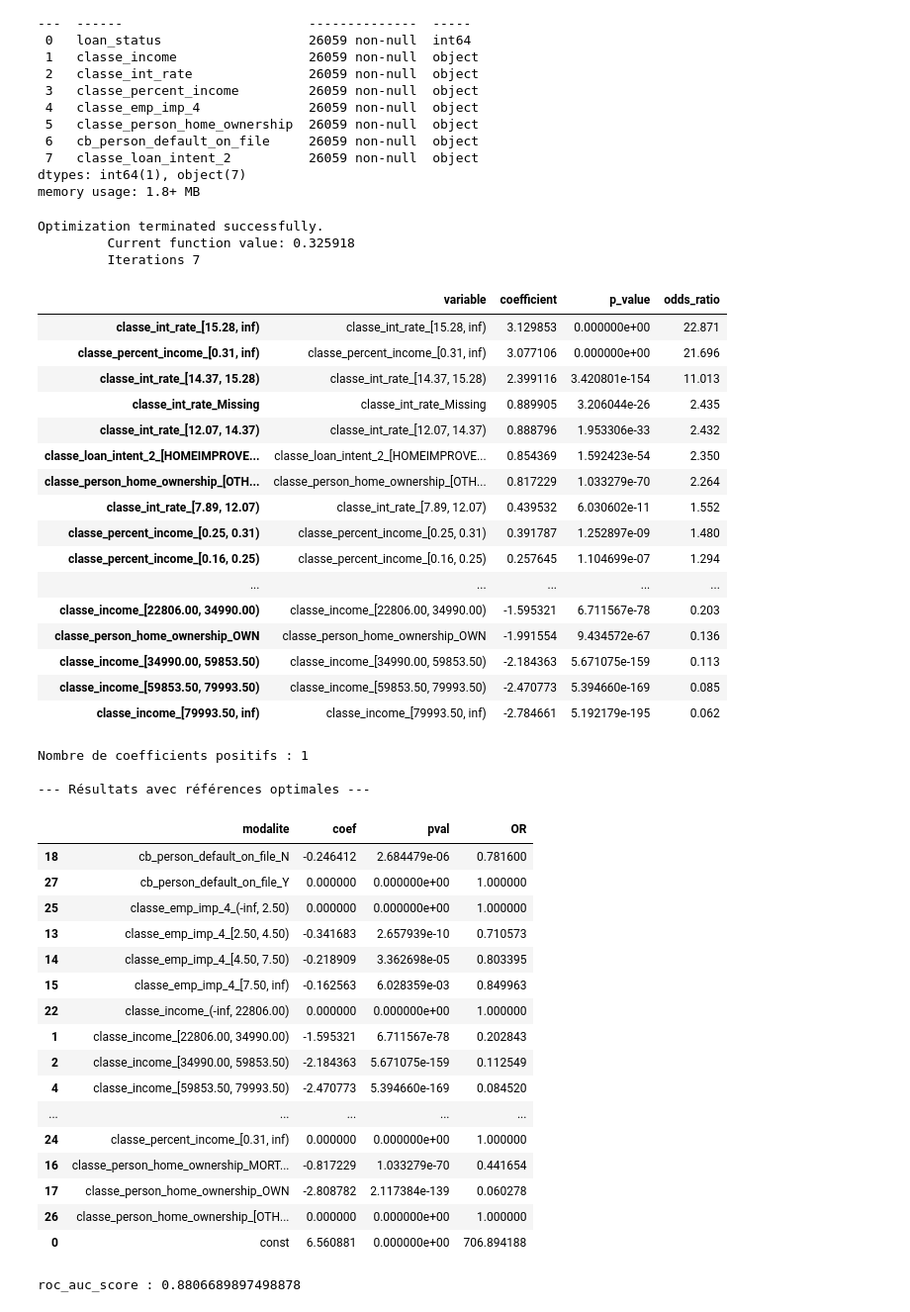
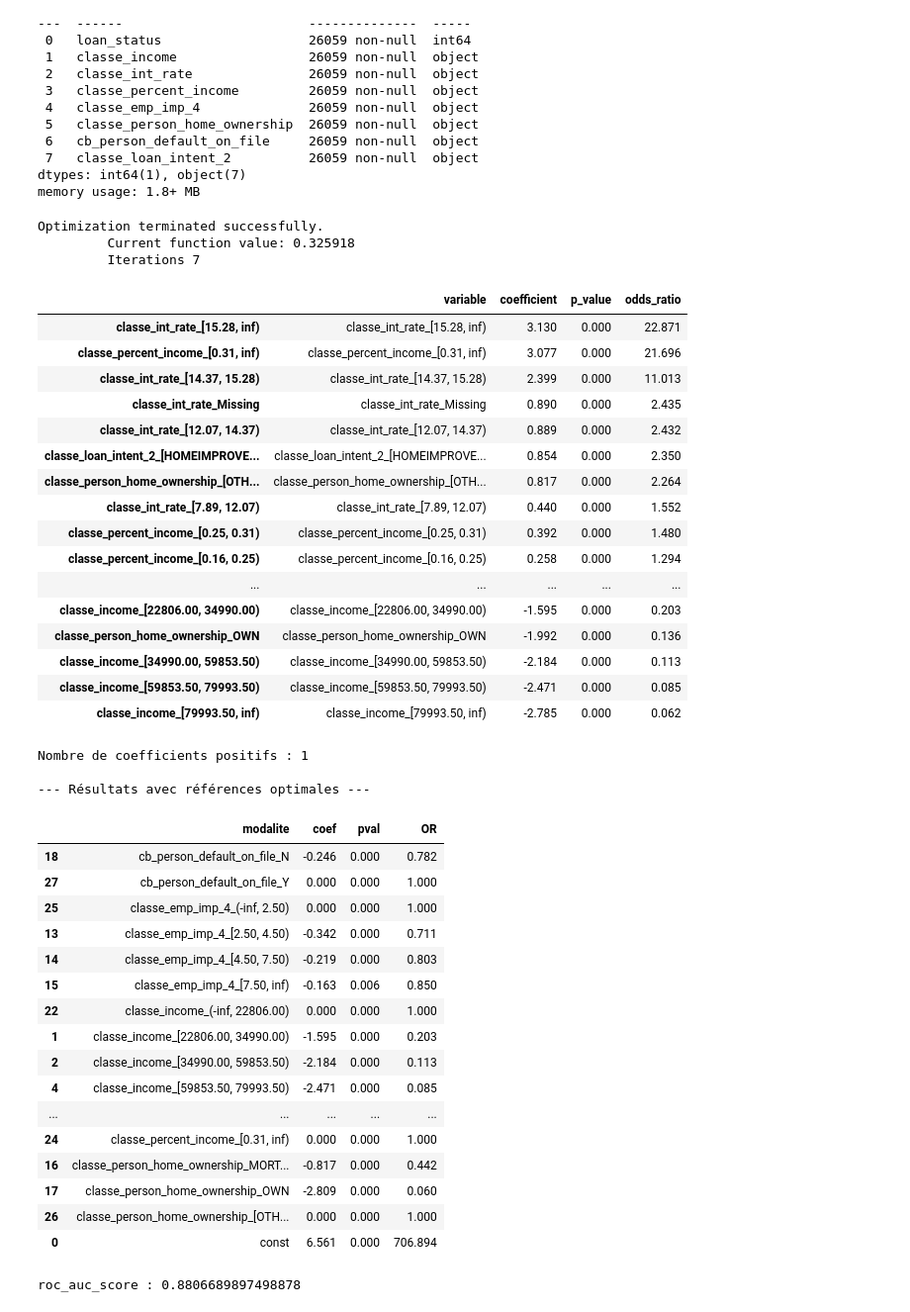
Before and after one commit to jbcheze/Scoring_Project, a Jupyter notebook: notebook/exploration.ipynb, the cells around one changed output. Shown at 99% size. Saved outputs shown, nothing was run; the diff lists cells and outputs as text; code cells hidden in the pictures.

```diff
--- a/notebook/exploration.ipynb
+++ b/notebook/exploration.ipynb
@@ -25,0 +38,14 @@ column_cat = df.select_dtypes(include=['object']).columns.drop('loan_grade')
+# %%
+for col in column_num:
+    plt.figure()
+
+    x0 = df.loc[df['loan_status'] == 0, col]
+    x1 = df.loc[df['loan_status'] == 1, col]
+
+    np.log1p(x0).dropna().plot(kind='density', label='Non défaut')
+    np.log1p(x1).dropna().plot(kind='density', label='Défaut')
+
+    plt.title(f'Densité de log({col}) selon la classe cible')
+    plt.xlabel(f'log(1 + {col})')
+    plt.legend()
+    plt.show()
@@ -89,6 +150,8 @@ df_test_set = df_test_set.drop(columns=["stratify_col"])
 # %% [markdown]
 ## Exploration de la base de donnée
 # %%
+pd.set_option('display.float_format', lambda x: '%.3f' % x)
+
 column_num = df_train_set.select_dtypes(include=['float64', 'int64']).columns.drop('loan_status')
 column_cat = df_train_set.select_dtypes(include=['object']).columns.drop('loan_grade')
 df_train_set.describe()
@@ -385,6 +469,7 @@ dff_reg = dff[['loan_status','classe_age','classe_income', 'classe_amnt','classe
                'classe_emp_imp_4','classe_person_home_ownership','cb_person_default_on_file',
                'classe_loan_intent_2']].copy()
 # %%
+pd.set_option('display.float_format', lambda x: '%.3f' % x)
 ## Calcul du V_de_Cramer et de la P_value
 def cramers_v(confusion_matrix):
     chi2 = chi2_contingency(confusion_matrix)[0]
@@ -574,23 +659,24 @@ Optimization terminated successfully.
          Current function value: 0.325918
          Iterations 7
 |  | variable | coefficient | p_value | odds_ratio |
-| classe_int_rate_[15.28, inf) | classe_int_rate_[15.28, inf) | 3.129853 | 0.000000e+00 | 22.871 |
-| classe_percent_income_[0.31, inf) | classe_percent_income_[0.31, inf) | 3.077106 | 0.000000e+00 | 21.696 |
-| classe_int_rate_[14.37, 15.28) | classe_int_rate_[14.37, 15.28) | 2.399116 | 3.420801e-154 | 11.013 |
-| classe_int_rate_Missing | classe_int_rate_Missing | 0.889905 | 3.206044e-26 | 2.435 |
-| classe_int_rate_[12.07, 14.37) | classe_int_rate_[12.07, 14.37) | 0.888796 | 1.953306e-33 | 2.432 |
-| classe_loan_intent_2_[HOMEIMPROVE... | classe_loan_intent_2_[HOMEIMPROVE... | 0.854369 | 1.592423e-54 | 2.350 |
-| classe_person_home_ownership_[OTH... | classe_person_home_ownership_[OTH... | 0.817229 | 1.033279e-70 | 2.264 |
-| classe_int_rate_[7.89, 12.07) | classe_int_rate_[7.89, 12.07) | 0.439532 | 6.030602e-11 | 1.552 |
-| classe_percent_income_[0.25, 0.31) | classe_percent_income_[0.25, 0.31) | 0.391787 | 1.252897e-09 | 1.480 |
-| classe_percent_income_[0.16, 0.25) | classe_percent_income_[0.16, 0.25) | 0.257645 | 1.104699e-07 | 1.294 |
+| classe_int_rate_[15.28, inf) | classe_int_rate_[15.28, inf) | 3.130 | 0.000 | 22.871 |
+| classe_percent_income_[0.31, inf) | classe_percent_income_[0.31, inf) | 3.077 | 0.000 | 21.696 |
+| classe_int_rate_[14.37, 15.28) | classe_int_rate_[14.37, 15.28) | 2.399 | 0.000 | 11.013 |
+| classe_int_rate_Missing | classe_int_rate_Missing | 0.890 | 0.000 | 2.435 |
+| classe_int_rate_[12.07, 14.37) | classe_int_rate_[12.07, 14.37) | 0.889 | 0.000 | 2.432 |
+| classe_loan_intent_2_[HOMEIMPROVE... | classe_loan_intent_2_[HOMEIMPROVE... | 0.854 | 0.000 | 2.350 |
+| classe_person_home_ownership_[OTH... | classe_person_home_ownership_[OTH... | 0.817 | 0.000 | 2.264 |
+| classe_int_rate_[7.89, 12.07) | classe_int_rate_[7.89, 12.07) | 0.440 | 0.000 | 1.552 |
+| classe_percent_income_[0.25, 0.31) | classe_percent_income_[0.25, 0.31) | 0.392 | 0.000 | 1.480 |
+| classe_percent_income_[0.16, 0.25) | classe_percent_income_[0.16, 0.25) | 0.258 | 0.000 | 1.294 |
 | ... | ... | ... | ... | ... |
-| classe_income_[22806.00, 34990.00) | classe_income_[22806.00, 34990.00) | -1.595321 | 6.711567e-78 | 0.203 |
-| classe_person_home_ownership_OWN | classe_person_home_ownership_OWN | -1.991554 | 9.434572e-67 | 0.136 |
-| classe_income_[34990.00, 59853.50) | classe_income_[34990.00, 59853.50) | -2.184363 | 5.671075e-159 | 0.113 |
-| classe_income_[59853.50, 79993.50) | classe_income_[59853.50, 79993.50) | -2.470773 | 5.394660e-169 | 0.085 |
-| classe_income_[79993.50, inf) | classe_income_[79993.50, inf) | -2.784661 | 5.192179e-195 | 0.062 |
+| classe_income_[22806.00, 34990.00) | classe_income_[22806.00, 34990.00) | -1.595 | 0.000 | 0.203 |
+| classe_person_home_ownership_OWN | classe_person_home_ownership_OWN | -1.992 | 0.000 | 0.136 |
+| classe_income_[34990.00, 59853.50) | classe_income_[34990.00, 59853.50) | -2.184 | 0.000 | 0.113 |
+| classe_income_[59853.50, 79993.50) | classe_income_[59853.50, 79993.50) | -2.471 | 0.000 | 0.085 |
+| classe_income_[79993.50, inf) | classe_income_[79993.50, inf) | -2.785 | 0.000 | 0.062 |
 # %%
+pd.set_option('display.float_format', lambda x: '%.3f' % x)
 import pandas as pd
 import numpy as np
 import statsmodels.api as sm
@@ -659,49 +745,49 @@ def build_results_table(model, refs: Dict[str, str]) -> pd.DataFrame:
             'OR': 1.0
         })
 
     result = pd.concat([df, pd.DataFrame(ref_rows)], ignore_index=True)
     result = result.sort_values('modalite')
 
     return result[['modalite', 'coef', 'pval', 'OR']]
 
 # =============================================
 # 2. Utilisation des fonctions
 # =============================================
 
 # Ajoute la variable cible (y) à X pour avoir un DataFrame complet
 data = X.assign(loan_status=y)
 
 # Trouve les références optimales et ajuste le modèle
 refs, model_refs = find_optimal_refs(data, cat_vars, 'loan_status')
 
 # Affiche les résultats avec références optimales
 results_refs = build_results_table(model_refs, refs)
 print(f"Nombre de coefficients positifs : {(results_refs['coef'] > 0).sum()}")
 
 # Affichage
 print("\n--- Résultats avec références optimales ---")
 results_refs
 # %% [output]
 Nombre de coefficients positifs : 1
 
 --- Résultats avec références optimales ---
 |  | modalite | coef | pval | OR |
-| 18 | cb_person_default_on_file_N | -0.246412 | 2.684479e-06 | 0.781600 |
-| 27 | cb_person_default_on_file_Y | 0.000000 | 0.000000e+00 | 1.000000 |
-| 25 | classe_emp_imp_4_(-inf, 2.50) | 0.000000 | 0.000000e+00 | 1.000000 |
-| 13 | classe_emp_imp_4_[2.50, 4.50) | -0.341683 | 2.657939e-10 | 0.710573 |
-| 14 | classe_emp_imp_4_[4.50, 7.50) | -0.218909 | 3.362698e-05 | 0.803395 |
-| 15 | classe_emp_imp_4_[7.50, inf) | -0.162563 | 6.028359e-03 | 0.849963 |
-| 22 | classe_income_(-inf, 22806.00) | 0.000000 | 0.000000e+00 | 1.000000 |
-| 1 | classe_income_[22806.00, 34990.00) | -1.595321 | 6.711567e-78 | 0.202843 |
-| 2 | classe_income_[34990.00, 59853.50) | -2.184363 | 5.671075e-159 | 0.112549 |
-| 4 | classe_income_[59853.50, 79993.50) | -2.470773 | 5.394660e-169 | 0.084520 |
+| 18 | cb_person_default_on_file_N | -0.246 | 0.000 | 0.782 |
+| 27 | cb_person_default_on_file_Y | 0.000 | 0.000 | 1.000 |
+| 25 | classe_emp_imp_4_(-inf, 2.50) | 0.000 | 0.000 | 1.000 |
+| 13 | classe_emp_imp_4_[2.50, 4.50) | -0.342 | 0.000 | 0.711 |
+| 14 | classe_emp_imp_4_[4.50, 7.50) | -0.219 | 0.000 | 0.803 |
+| 15 | classe_emp_imp_4_[7.50, inf) | -0.163 | 0.006 | 0.850 |
+| 22 | classe_income_(-inf, 22806.00) | 0.000 | 0.000 | 1.000 |
+| 1 | classe_income_[22806.00, 34990.00) | -1.595 | 0.000 | 0.203 |
+| 2 | classe_income_[34990.00, 59853.50) | -2.184 | 0.000 | 0.113 |
+| 4 | classe_income_[59853.50, 79993.50) | -2.471 | 0.000 | 0.085 |
 | ... | ... | ... | ... | ... |
-| 24 | classe_percent_income_[0.31, inf) | 0.000000 | 0.000000e+00 | 1.000000 |
-| 16 | classe_person_home_ownership_MORT... | -0.817229 | 1.033279e-70 | 0.441654 |
-| 17 | classe_person_home_ownership_OWN | -2.808782 | 2.117384e-139 | 0.060278 |
-| 26 | classe_person_home_ownership_[OTH... | 0.000000 | 0.000000e+00 | 1.000000 |
-| 0 | const | 6.560881 | 0.000000e+00 | 706.894188 |
+| 24 | classe_percent_income_[0.31, inf) | 0.000 | 0.000 | 1.000 |
+| 16 | classe_person_home_ownership_MORT... | -0.817 | 0.000 | 0.442 |
+| 17 | classe_person_home_ownership_OWN | -2.809 | 0.000 | 0.060 |
+| 26 | classe_person_home_ownership_[OTH... | 0.000 | 0.000 | 1.000 |
+| 0 | const | 6.561 | 0.000 | 706.894 |
 # %%
 ## Validation croisée
 from sklearn.metrics import (
```
Also changed, not shown: parts of 31 cells of this notebook.
